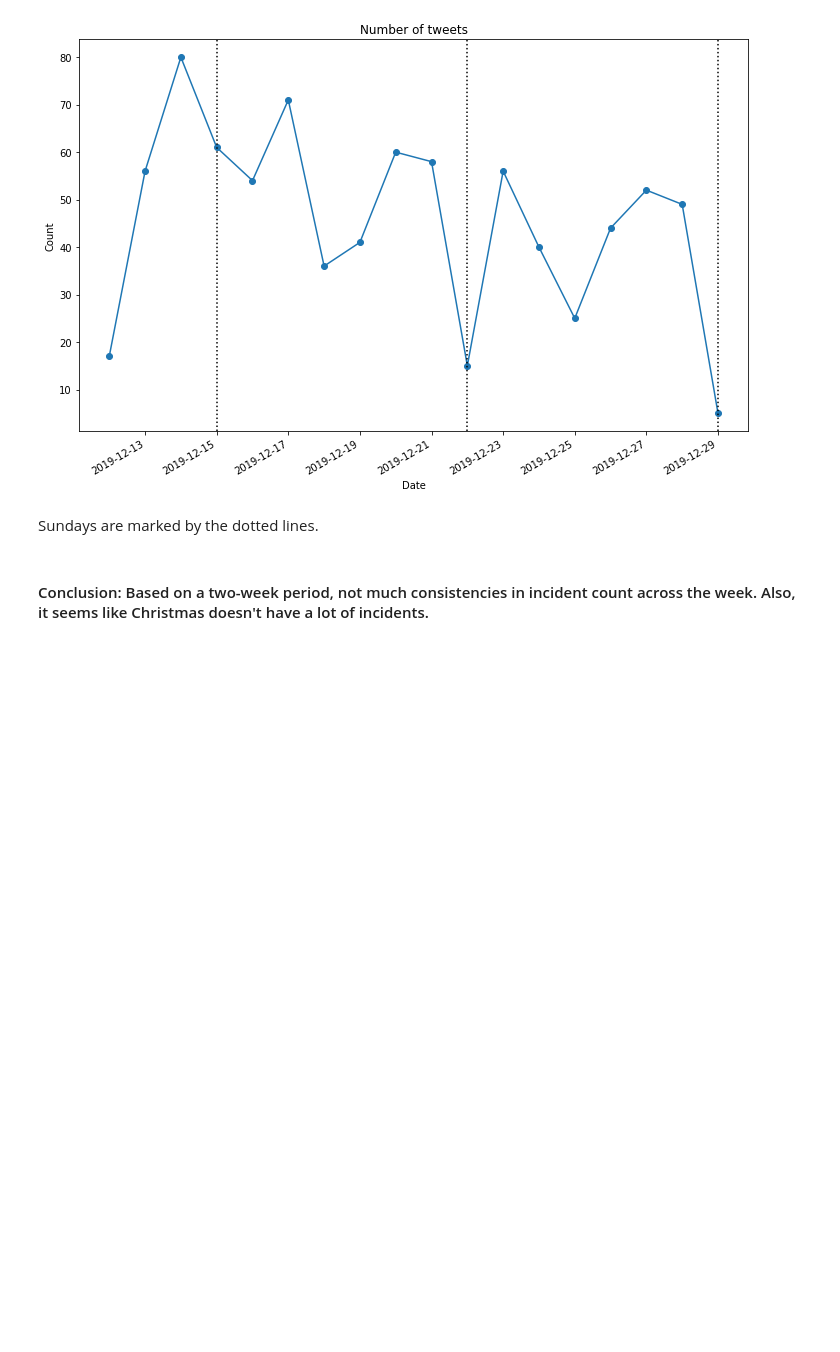
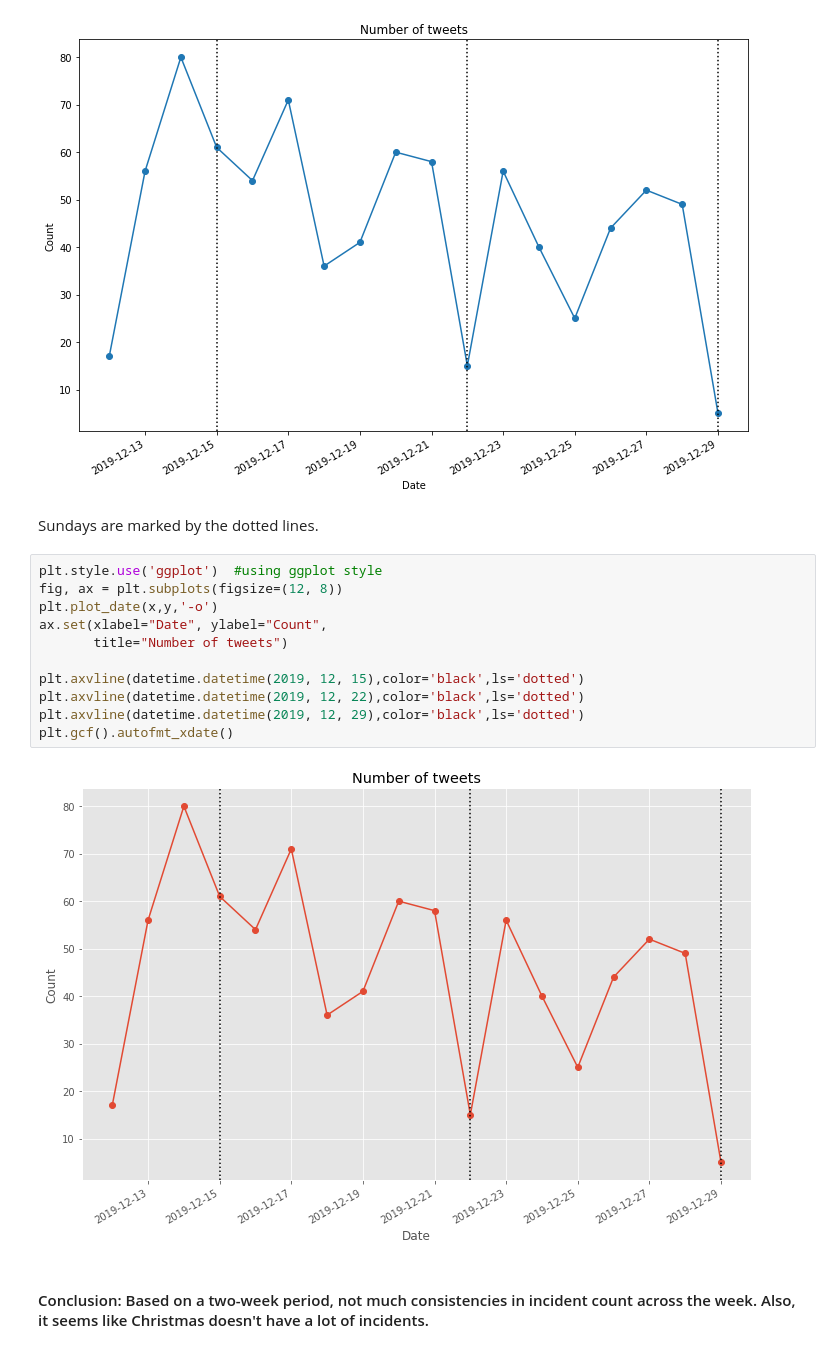
Before and after one commit to hxchua/datadoubleconfirm, a Jupyter notebook: notebooks/lta_tweets.ipynb, the cells around one changed output. Drawn from its saved outputs; the diff is of its cells as text; blank space fills up the shorter version.

Commit message:
Update lta_tweets jupyter notebook

```diff
--- a/notebooks/lta_tweets.ipynb
+++ b/notebooks/lta_tweets.ipynb
@@ -273,5 +273,18 @@ To register the converters:
 [figure]
 # %% [markdown]
 Sundays are marked by the dotted lines.
+# %%
+plt.style.use('ggplot')  #using ggplot style
+fig, ax = plt.subplots(figsize=(12, 8))
+plt.plot_date(x,y,'-o')
+ax.set(xlabel="Date", ylabel="Count",
+       title="Number of tweets")
+
+plt.axvline(datetime.datetime(2019, 12, 15),color='black',ls='dotted')
+plt.axvline(datetime.datetime(2019, 12, 22),color='black',ls='dotted')
+plt.axvline(datetime.datetime(2019, 12, 29),color='black',ls='dotted')
+plt.gcf().autofmt_xdate()
+# %% [output]
+[figure, added]
 # %% [markdown]
 #### Conclusion: Based on a two-week period, not much consistencies in incident count across the week. Also, it seems like Christmas doesn't have a lot of incidents.
```
